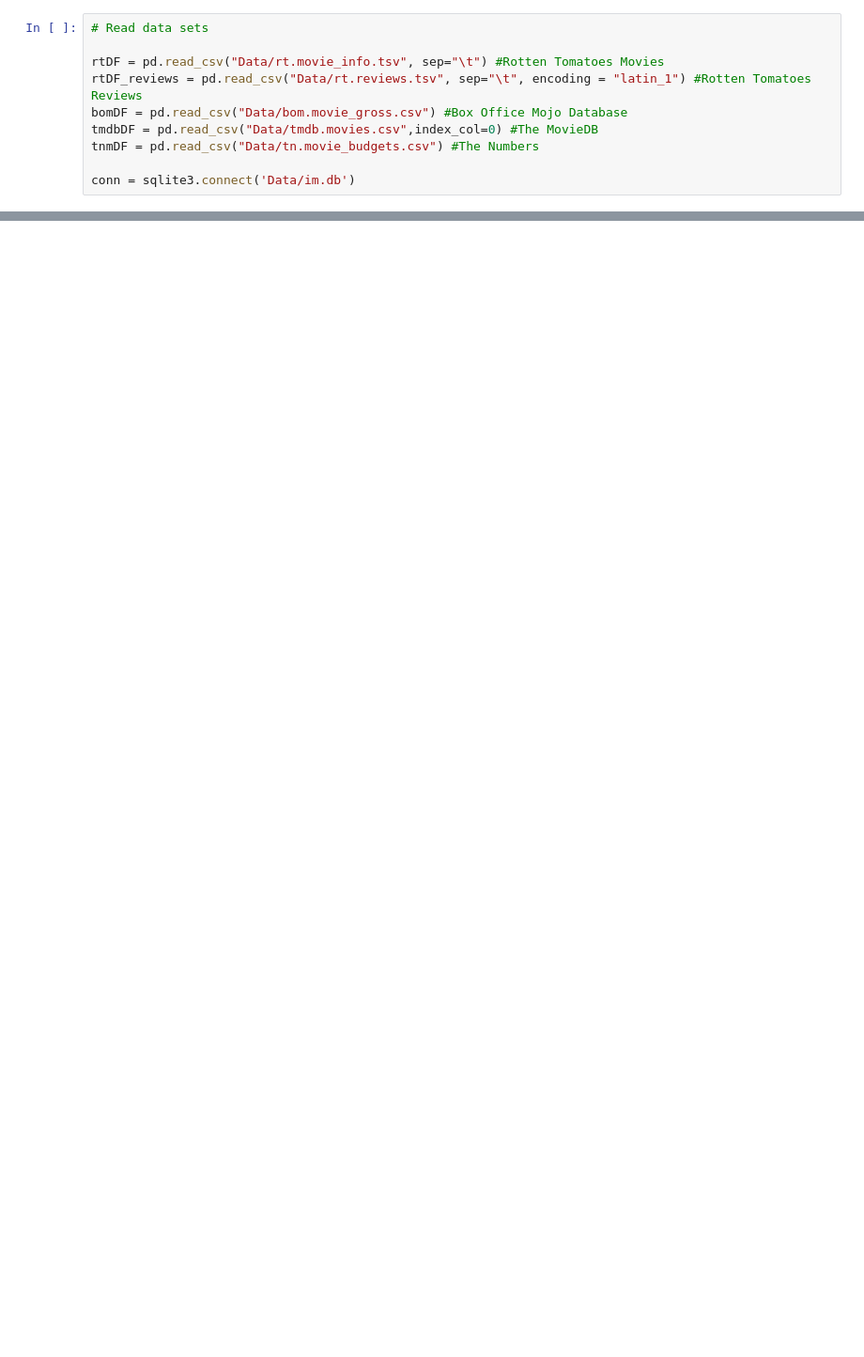
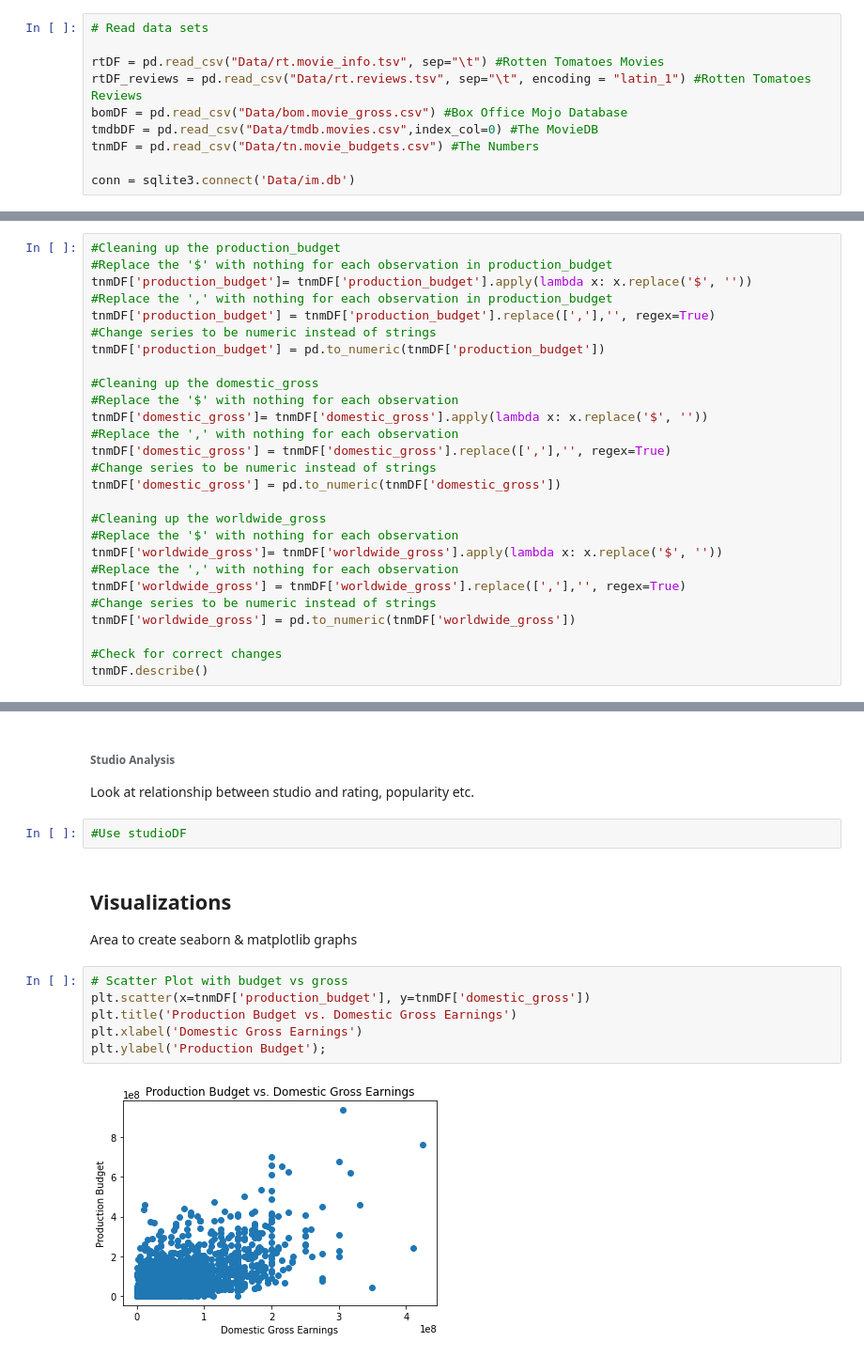
Before and after one commit to Brandon-Meyer0/git-dat-money, a Jupyter notebook: Capstone Group 1A.ipynb, the cells around one changed output, grey strips where cells are left out. Shown at 94% size. Drawn from its saved outputs; the diff is of its cells as text; blank space fills up the shorter version.

```diff
--- a/Capstone Group 1A.ipynb
+++ b/Capstone Group 1A.ipynb
@@ -247,0 +542,27 @@ None
+# %%
+#Cleaning up the production_budget
+#Replace the '$' with nothing for each observation in production_budget
+tnmDF['production_budget']= tnmDF['production_budget'].apply(lambda x: x.replace('$', ''))
+#Replace the ',' with nothing for each observation in production_budget
+tnmDF['production_budget'] = tnmDF['production_budget'].replace([','],'', regex=True)
+#Change series to be numeric instead of strings
+tnmDF['production_budget'] = pd.to_numeric(tnmDF['production_budget'])
+
+#Cleaning up the domestic_gross
+#Replace the '$' with nothing for each observation
+tnmDF['domestic_gross']= tnmDF['domestic_gross'].apply(lambda x: x.replace('$', ''))
+#Replace the ',' with nothing for each observation
+tnmDF['domestic_gross'] = tnmDF['domestic_gross'].replace([','],'', regex=True)
+#Change series to be numeric instead of strings
+tnmDF['domestic_gross'] = pd.to_numeric(tnmDF['domestic_gross'])
+
+#Cleaning up the worldwide_gross
+#Replace the '$' with nothing for each observation
+tnmDF['worldwide_gross']= tnmDF['worldwide_gross'].apply(lambda x: x.replace('$', ''))
+#Replace the ',' with nothing for each observation
+tnmDF['worldwide_gross'] = tnmDF['worldwide_gross'].replace([','],'', regex=True)
+#Change series to be numeric instead of strings
+tnmDF['worldwide_gross'] = pd.to_numeric(tnmDF['worldwide_gross'])
+
+#Check for correct changes
+tnmDF.describe()
@@ -247,0 +805,16 @@ None
+# %% [markdown]
+###### Studio Analysis
+Look at relationship between studio and rating, popularity etc.
+# %%
+#Use studioDF
+# %% [markdown]
+## Visualizations
+Area to create seaborn & matplotlib graphs
+# %%
+# Scatter Plot with budget vs gross
+plt.scatter(x=tnmDF['production_budget'], y=tnmDF['domestic_gross'])
+plt.title('Production Budget vs. Domestic Gross Earnings')
+plt.xlabel('Domestic Gross Earnings')
+plt.ylabel('Production Budget');
+# %% [output]
+[figure, added]
```
Also changed, not shown: parts of 80 cells of this notebook.
